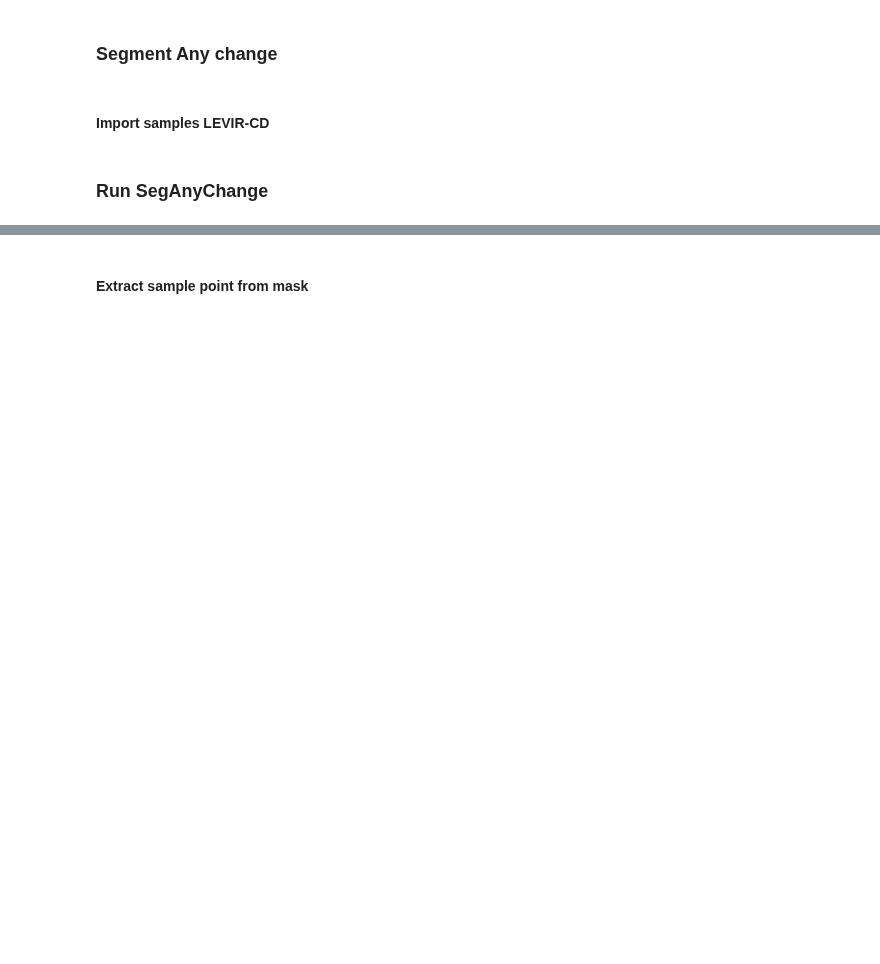
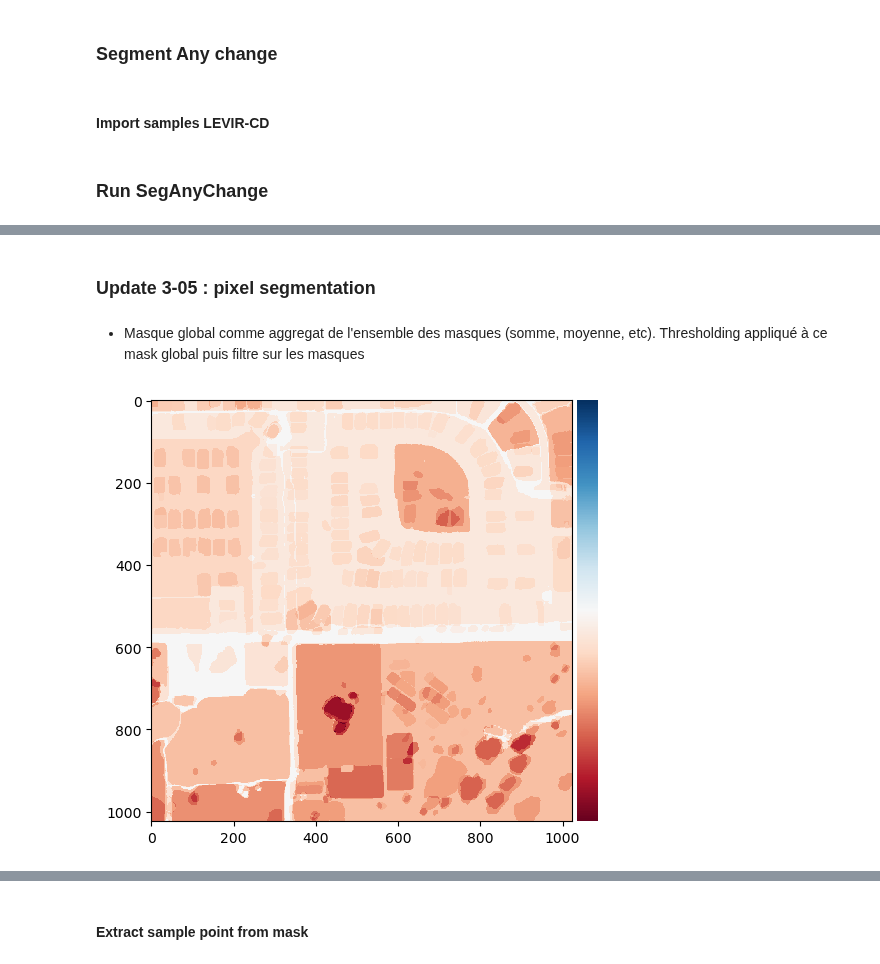
Before and after one commit to brustt/stylo_magique_intership_ign, a Jupyter notebook: notebooks/exploration/segment_any_change.ipynb, the cells around one changed output, grey strips where cells are left out. Drawn from its saved outputs; the diff is of its cells as text; code cells hidden in the pictures; blank space fills up the shorter version.

```diff
--- a/notebooks/exploration/segment_any_change.ipynb
+++ b/notebooks/exploration/segment_any_change.ipynb
@@ -123,0 +125,4 @@ items_change = matcher.run(
+# %% [markdown]
+### Update 3-05 : pixel segmentation
+# %% [markdown]
+* Masque global comme aggregat de l'ensemble des masques (somme, moyenne, etc). Thresholding appliqué à ce mask global puis filtre sur les masques
@@ -123,0 +131,5 @@ items_change = matcher.run(
+# %%
+# agg func = sum
+show_img(items_change.mask_ci)
+# %% [output]
+[figure, added]
```
Also changed, not shown: parts of 37 cells of this notebook, 5 other files.
